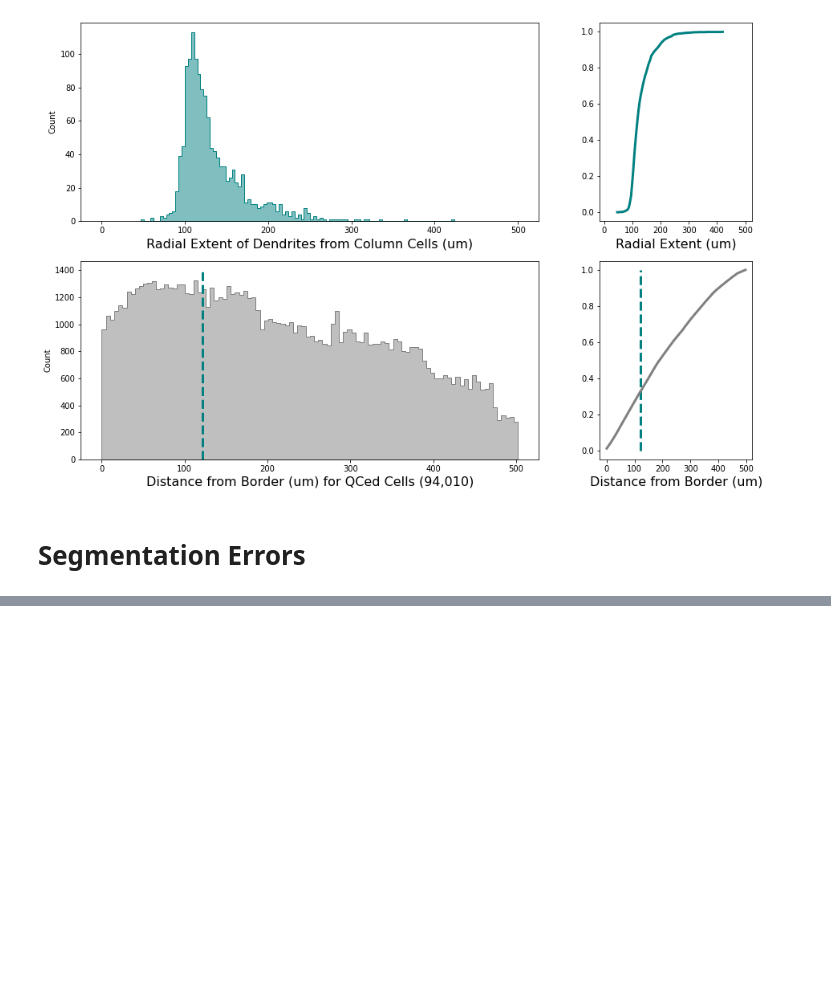
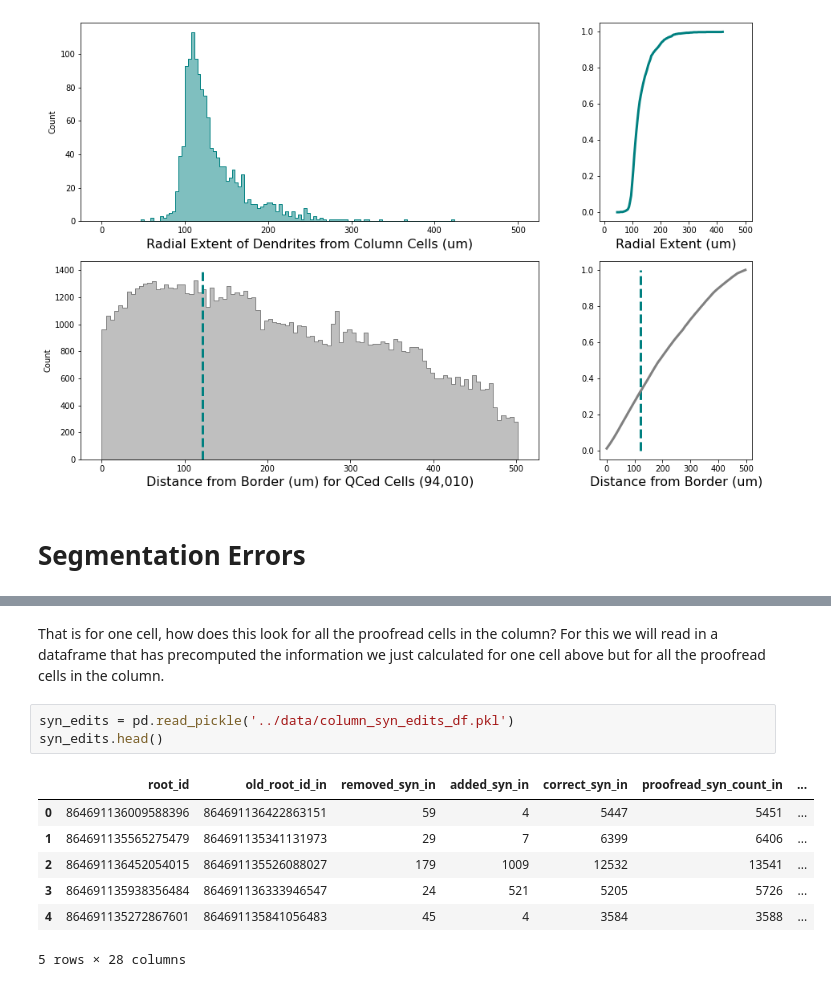
Before and after one commit to lelabbady/Perisomatic_Based_CellTyping, a Jupyter notebook: tutorials/Cell_Truncation_Fig1-2.ipynb, the cells around one changed output, grey strips where cells are left out. Drawn from its saved outputs; the diff is of its cells as text; blank space fills up the shorter version.

```diff
--- a/tutorials/Cell_Truncation_Fig1-2.ipynb
+++ b/tutorials/Cell_Truncation_Fig1-2.ipynb
@@ -176,0 +393,13 @@ plt.show()
+# %% [markdown]
+That is for one cell, how does this look for all the proofread cells in the column? For this we will read in a dataframe that has precomputed the information we just calculated for one cell above but for all the proofread cells in the column.
+# %%
+syn_edits = pd.read_pickle('../data/column_syn_edits_df.pkl')
+syn_edits.head()
+# %% [output]
+|  | root_id | old_root_id_in | removed_syn_in | added_syn_in | correct_syn_in | proofread_syn_count_in | ... |
+| 0 | 864691136009588396 | 864691136422863151 | 59 | 4 | 5447 | 5451 | ... |
+| 1 | 864691135565275479 | 864691135341131973 | 29 | 7 | 6399 | 6406 | ... |
+| 2 | 864691136452054015 | 864691135526088027 | 179 | 1009 | 12532 | 13541 | ... |
+| 3 | 864691135938356484 | 864691136333946547 | 24 | 521 | 5205 | 5726 | ... |
+| 4 | 864691135272867601 | 864691135841056483 | 45 | 4 | 3584 | 3588 | ... |
+5 rows × 28 columns
```
Also changed, not shown: parts of 21 cells of this notebook, 2 other files.
